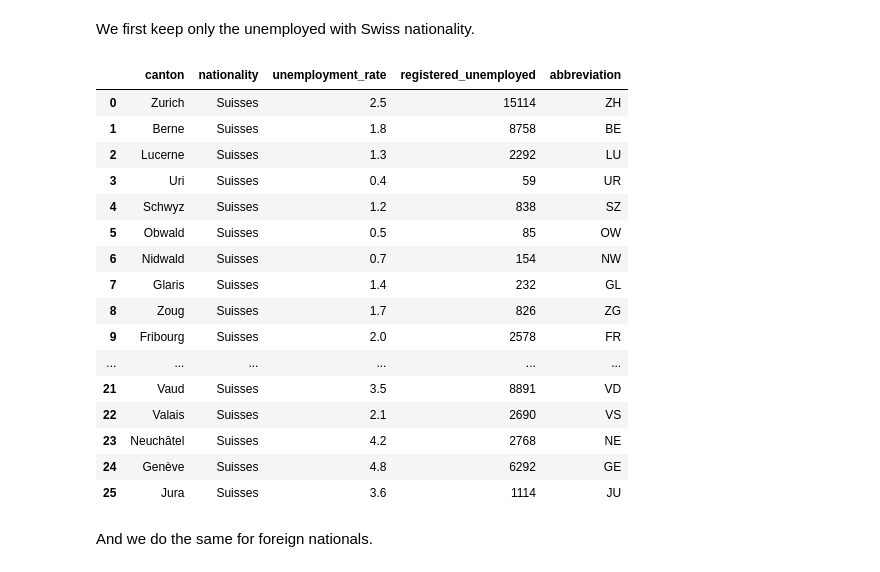
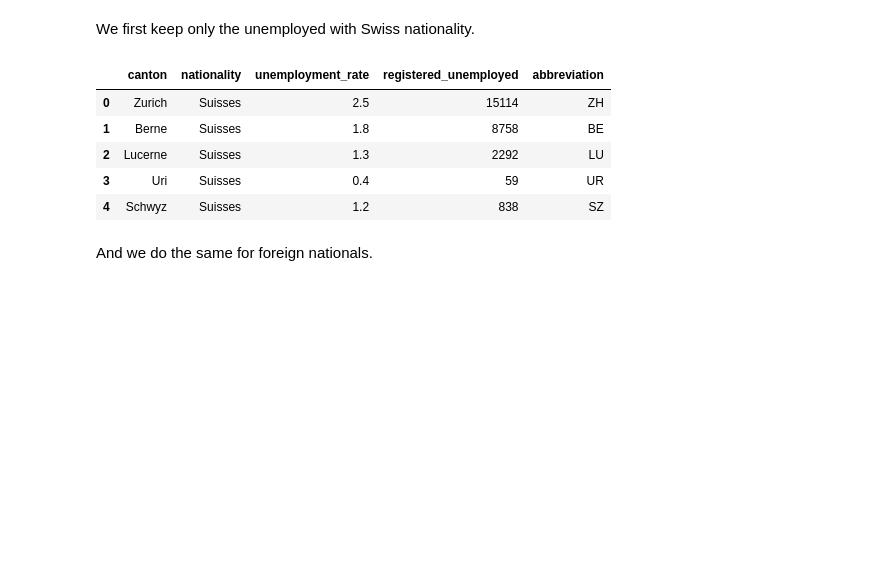
Before and after one commit to mosimann/ADA, a Jupyter notebook: 03 - Interactive Viz/Homework 3.ipynb, the cells around one changed output. Cells and saved outputs as stored; diff of their text form; code cells hidden in the pictures; blank space fills up the shorter version.

```diff
--- a/03 - Interactive Viz/Homework 3.ipynb
+++ b/03 - Interactive Viz/Homework 3.ipynb
@@ -369,26 +369,15 @@ We first keep only the unemployed with Swiss nationality.
 # %%
 unemployment_ch_only = unemployment_foreign_ch.query("nationality == 'Suisses'").reset_index()
 unemployment_ch_only = unemployment_ch_only.drop(unemployment_ch_only.columns[0], 1)
 unemployment_ch_only = unemployment_ch_only.merge(cantons_mapping)
-unemployment_ch_only
+unemployment_ch_only.head()
 # %% [output]
 |  | canton | nationality | unemployment_rate | registered_unemployed | abbreviation |
 | 0 | Zurich | Suisses | 2.5 | 15114 | ZH |
 | 1 | Berne | Suisses | 1.8 | 8758 | BE |
 | 2 | Lucerne | Suisses | 1.3 | 2292 | LU |
 | 3 | Uri | Suisses | 0.4 | 59 | UR |
 | 4 | Schwyz | Suisses | 1.2 | 838 | SZ |
-| 5 | Obwald | Suisses | 0.5 | 85 | OW |
-| 6 | Nidwald | Suisses | 0.7 | 154 | NW |
-| 7 | Glaris | Suisses | 1.4 | 232 | GL |
-| 8 | Zoug | Suisses | 1.7 | 826 | ZG |
-| 9 | Fribourg | Suisses | 2.0 | 2578 | FR |
-| ... | ... | ... | ... | ... | ... |
-| 21 | Vaud | Suisses | 3.5 | 8891 | VD |
-| 22 | Valais | Suisses | 2.1 | 2690 | VS |
-| 23 | Neuchâtel | Suisses | 4.2 | 2768 | NE |
-| 24 | Genève | Suisses | 4.8 | 6292 | GE |
-| 25 | Jura | Suisses | 3.6 | 1114 | JU |
 # %% [markdown]
 And we do the same for foreign nationals.
 # %%
```
Also changed, not shown: parts of 10 cells of this notebook.
